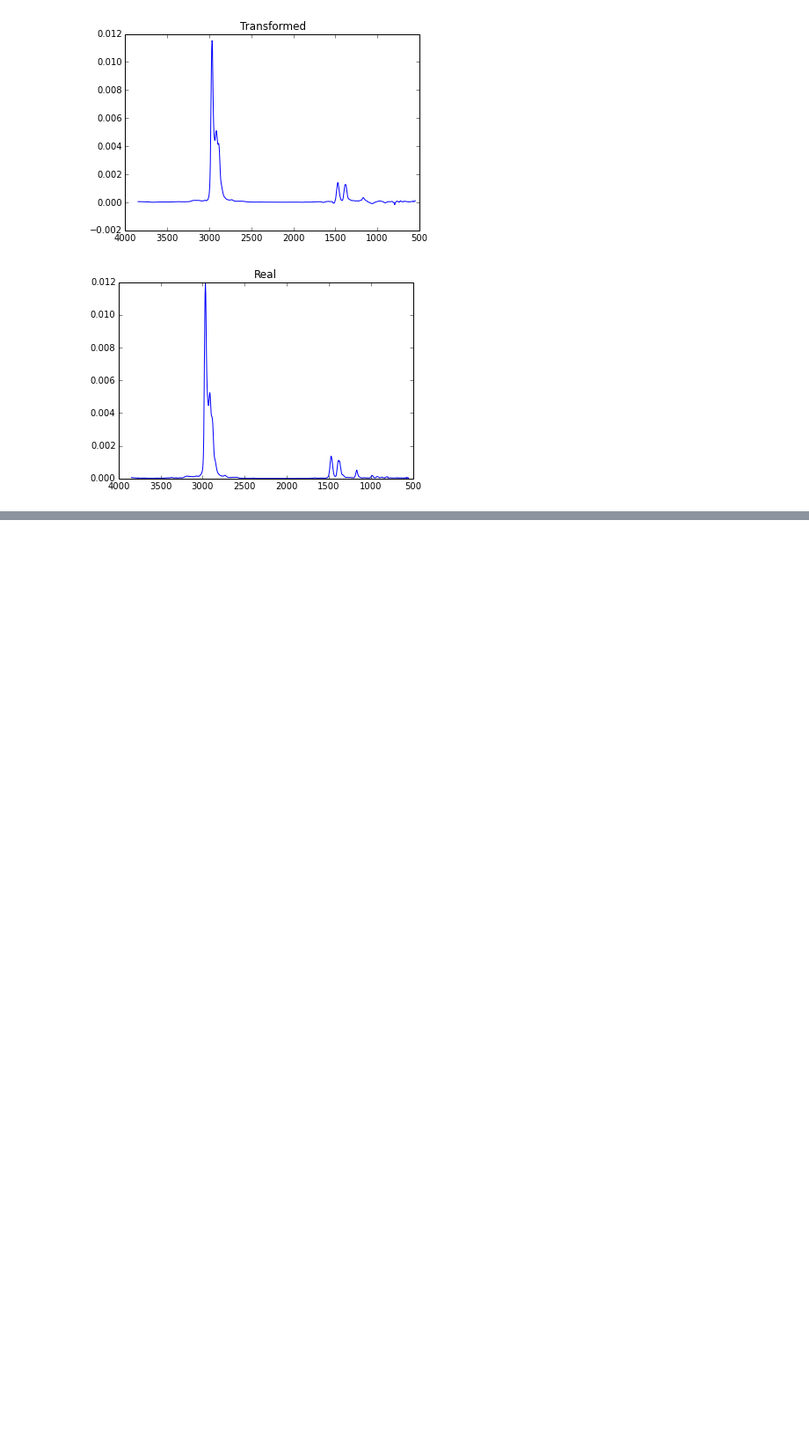
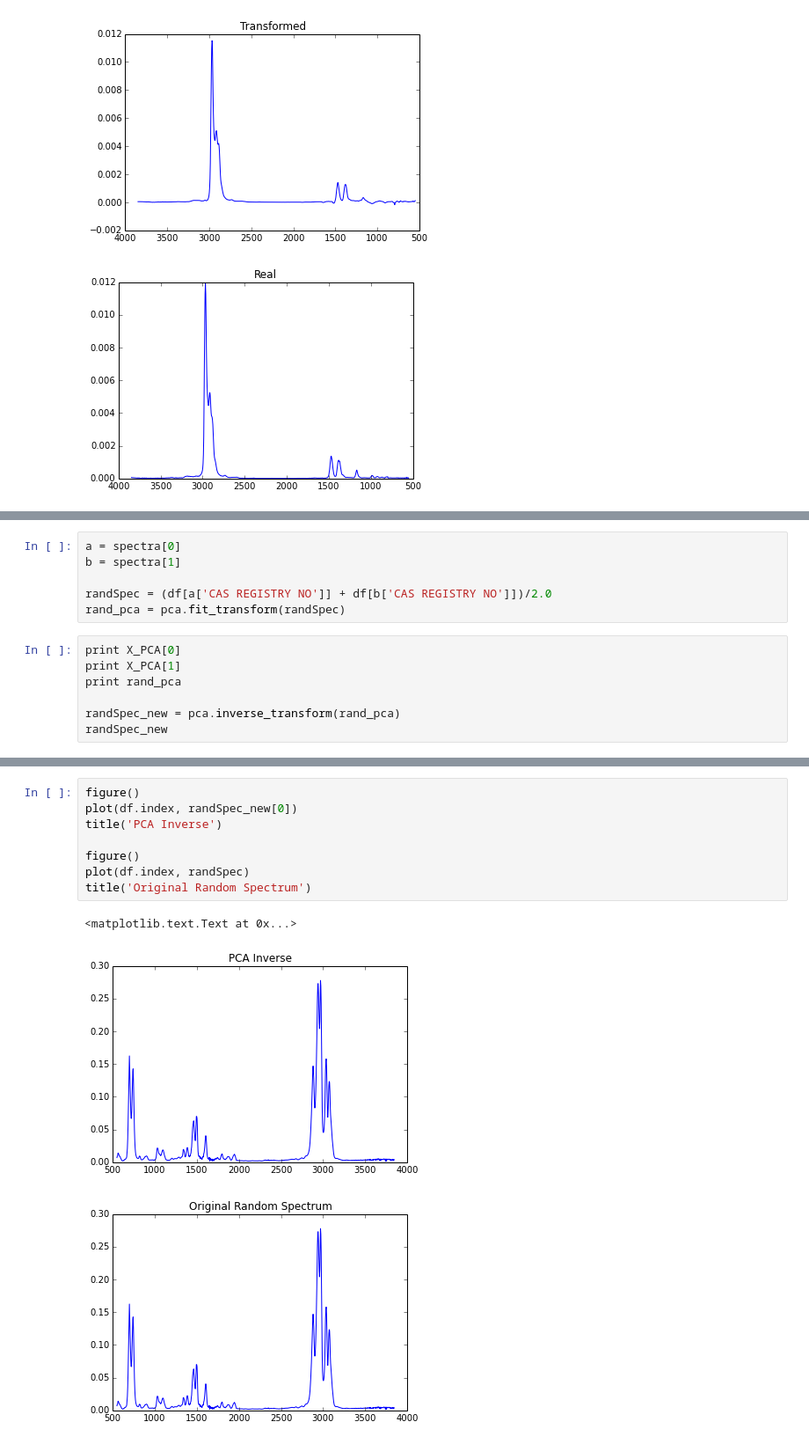
Before and after one commit to BrandonJvV/OctaneNumber, a Jupyter notebook: Normalization.ipynb, the cells around one changed output, grey strips where cells are left out. Shown at 88% size. Cells and saved outputs as stored; diff of their text form; blank space fills up the shorter version.

Commit message:
Random PCA done and inverted

```diff
--- a/Normalization.ipynb
+++ b/Normalization.ipynb
@@ -112,0 +144,13 @@ title("Real")
+# %%
+a = spectra[0]
+b = spectra[1]
+
+randSpec = (df[a['CAS REGISTRY NO']] + df[b['CAS REGISTRY NO']])/2.0
+rand_pca = pca.fit_transform(randSpec)
+# %%
+print X_PCA[0]
+print X_PCA[1]
+print rand_pca
+
+randSpec_new = pca.inverse_transform(rand_pca)
+randSpec_new
@@ -112,0 +180,12 @@ title("Real")
+# %%
+figure()
+plot(df.index, randSpec_new[0])
+title('PCA Inverse')
+
+figure()
+plot(df.index, randSpec)
+title('Original Random Spectrum')
+# %% [output]
+<matplotlib.text.Text at 0x...>
+[figure, added]
+[figure, added]
```
Also changed, not shown: parts of 6 cells of this notebook.
